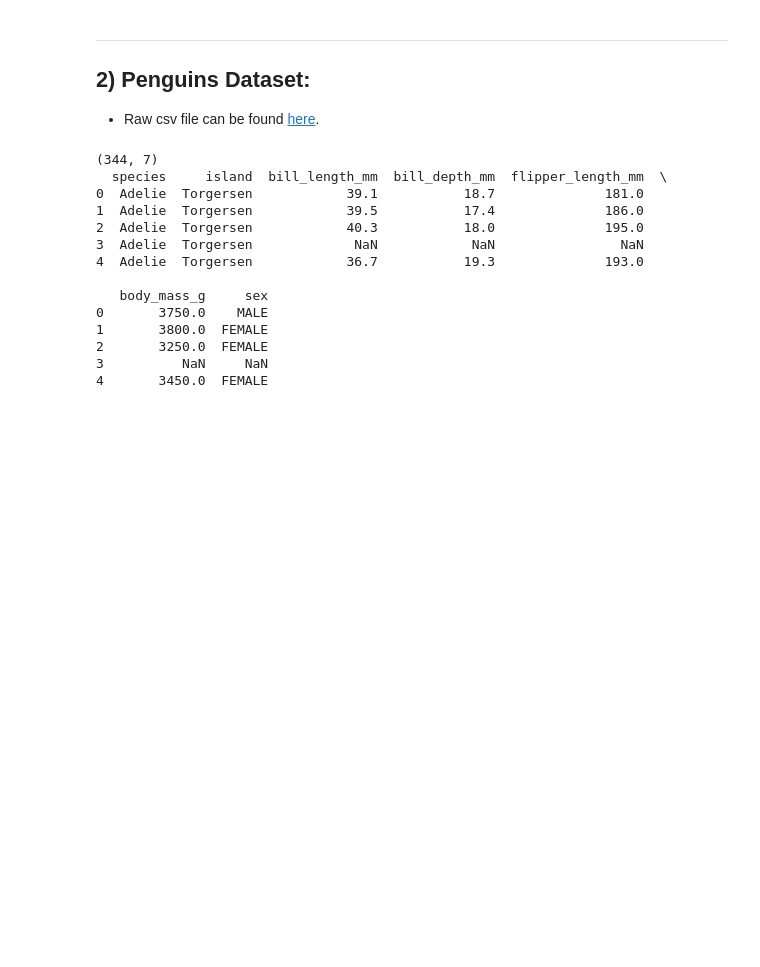
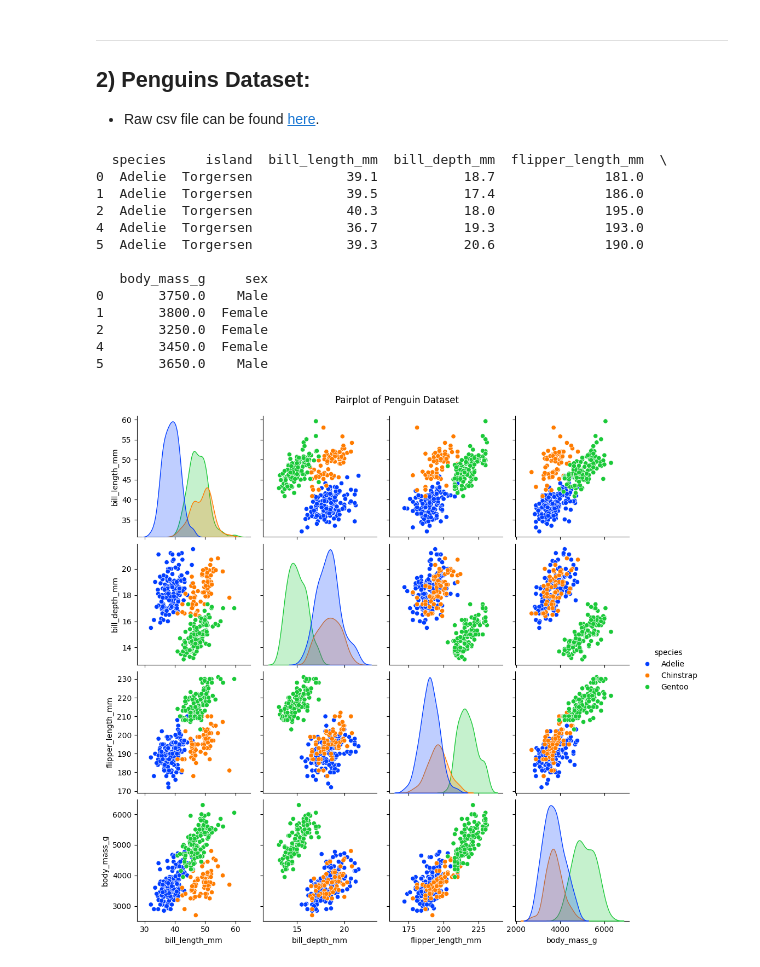
Before and after one commit to ashurudra09/INCM_Project_M24, a Jupyter notebook: Code/data_viz.ipynb, the cells around one changed output. Saved outputs shown, nothing was run; the diff lists cells and outputs as text; code cells hidden in the pictures; blank space fills up the shorter version.

```diff
--- a/Code/data_viz.ipynb
+++ b/Code/data_viz.ipynb
@@ -152,27 +54,50 @@ plt.show()
 ## 2) Penguins Dataset:
 
 - Raw csv file can be found [here](../datasets/penguins.csv).
-# %%
-import pandas as pd
-import matplotlib.pyplot as plt
-import numpy as np
-
-df = pd.read_csv("../datasets/penguins.csv")
-
-print(df.shape)
-print(df.head())
-# %% [output]
-(344, 7)
-  species     island  bill_length_mm  bill_depth_mm  flipper_length_mm  \
-0  Adelie  Torgersen            39.1           18.7              181.0
-1  Adelie  Torgersen            39.5           17.4              186.0
-2  Adelie  Torgersen            40.3           18.0              195.0
-3  Adelie  Torgersen             NaN            NaN                NaN
-4  Adelie  Torgersen            36.7           19.3              193.0
-
-   body_mass_g     sex
-0       3750.0    MALE
-1       3800.0  FEMALE
-2       3250.0  FEMALE
-3          NaN     NaN
-4       3450.0  FEMALE
+# %%
+
+# Import necessary libraries
+import seaborn as sns
+import pandas as pd
+import matplotlib.pyplot as plt
+
+# Load the penguin dataset
+penguin_data = sns.load_dataset('penguins')
+
+# Handle missing values by dropping rows with NaN values
+penguin_data = penguin_data.dropna()
+
+# Display the first few rows of the dataset
+print(penguin_data.head())
+
+# Pairplot to visualize relationships between numerical features in the penguin dataset
+sns.pairplot(penguin_data, hue="species", diag_kind="kde", palette="bright")
+plt.suptitle("Pairplot of Penguin Dataset", y=1.02)
+plt.show()
+
+# Boxplot for bill length across different islands
+plt.figure(figsize=(10, 6))
+sns.boxplot(x='island', y='bill_length_mm', hue='species', data=penguin_data)
+plt.title('Bill Length Distribution by Island and Species')
+plt.show()
+
+# Violin plot for body mass categorized by sex
+plt.figure(figsize=(10, 6))
+sns.violinplot(x='sex', y='body_mass_g', hue='species', data=penguin_data, split=True, palette="muted")
+plt.title('Body Mass Distribution by Sex and Species')
+plt.show()
+# %% [output]
+  species     island  bill_length_mm  bill_depth_mm  flipper_length_mm  \
+0  Adelie  Torgersen            39.1           18.7              181.0
+1  Adelie  Torgersen            39.5           17.4              186.0
+2  Adelie  Torgersen            40.3           18.0              195.0
+4  Adelie  Torgersen            36.7           19.3              193.0
+5  Adelie  Torgersen            39.3           20.6              190.0
+
+   body_mass_g     sex
+0       3750.0    Male
+1       3800.0  Female
+2       3250.0  Female
+4       3450.0  Female
+5       3650.0    Male
+[figure, added]
```
Also changed, not shown: parts of 13 cells of this notebook, 1 other file.
